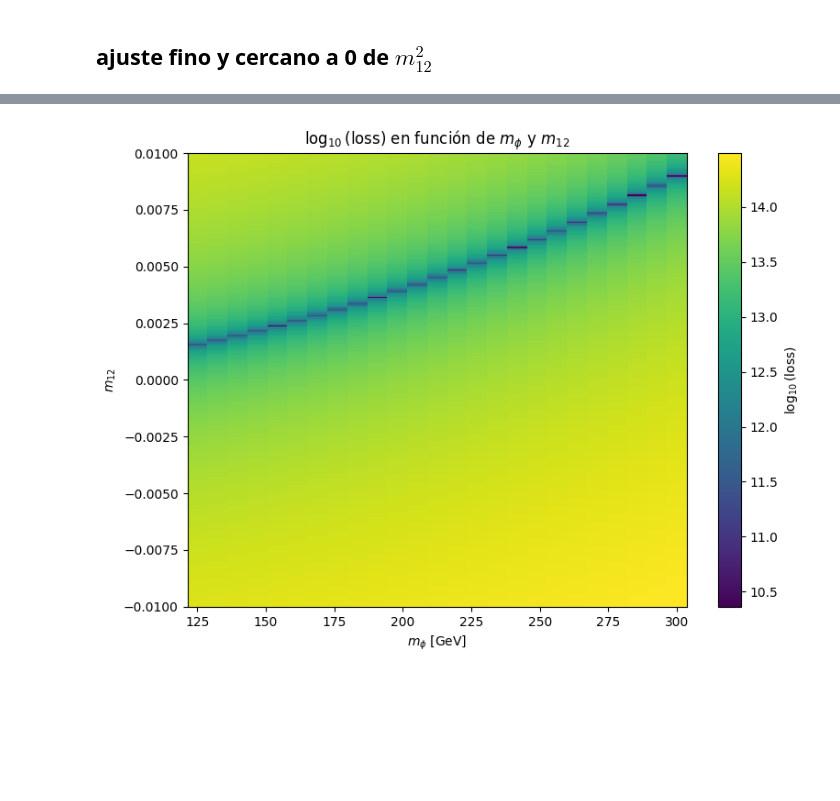
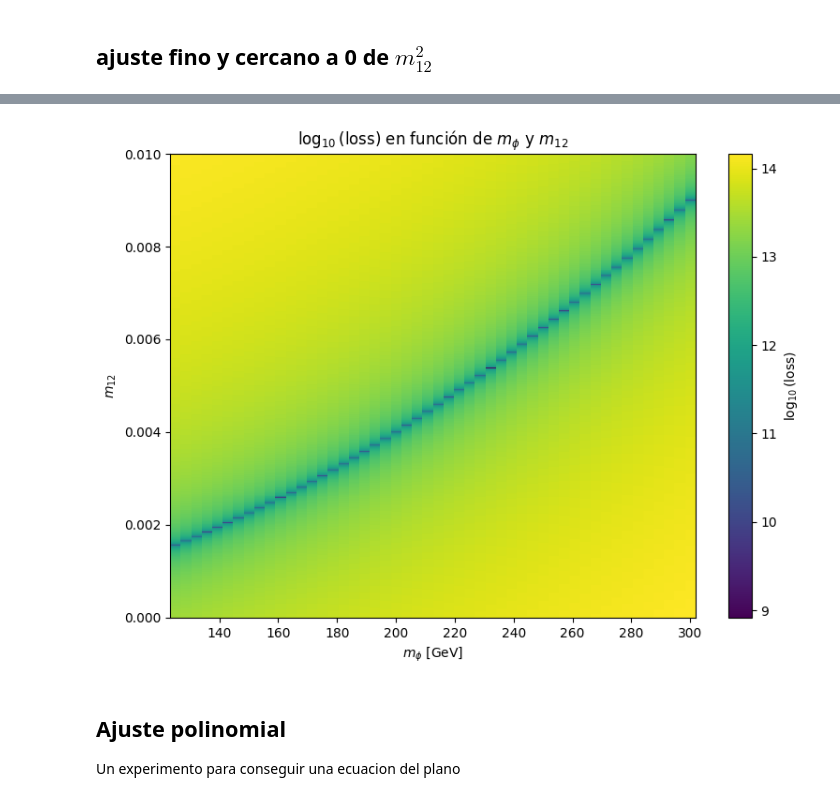
Before and after one commit to fbientrigo/dihiggs, a Jupyter notebook: mlpython/02_m12.ipynb, the cells around one changed output, grey strips where cells are left out. Drawn from its saved outputs; the diff is of its cells as text; code cells hidden in the pictures; blank space fills up the shorter version.

```diff
--- a/mlpython/02_m12.ipynb
+++ b/mlpython/02_m12.ipynb
@@ -92,42 +92,3 @@ plt.show()
 [figure]
 # %% [markdown]
 ## ajuste fino y cercano a 0 de $m_{12}^2$
-# %%
-# Definir rejilla
-n_phi  = 20
-n_m12  = 300
-mphi_v = np.linspace(125.1, 300.0, n_phi)
-m12_v  = np.linspace(-0.05,  0.05,   n_m12)
-
-# Matriz de pérdidas
-L = np.empty((n_m12, n_phi))
-L[:] = np.nan
-
-for i, m12 in enumerate(m12_v):
-    for j, mphi in enumerate(mphi_v):
-        val = loss(mphi, m12)
-        L[i,j] = val
-        # try:
-        #     val = loss(mphi, m12)
-        # except Exception:
-        #     L[i,j] = np.nan
-        # else:
-        #     L[i,j] = val
-
-# Tomamos log y enmascaramos valores demasiado grandes (por ej. >1e3)
-with np.errstate(divide='ignore'):
-    Z = np.log10(L)
-#Z[L > 1e3] = np.nan
-
-
-# # Plot
-plt.figure(figsize=(8,6))
-# pcolormesh requiere mallas “extendidas”
-X, Y = np.meshgrid(mphi_v, m12_v)
-pcm = plt.pcolormesh(X, Y, Z, shading='auto')
-plt.xlabel(r'$m_\phi$ [GeV]')
-plt.ylabel(r'$m_{12}$')
-plt.title(r'$\log_{10}(\mathrm{loss})$ en función de $m_\phi$ y $m_{12}$')
-plt.colorbar(pcm, label=r'$\log_{10}(\mathrm{loss})$')
-plt.tight_layout()
-plt.show()
@@ -136,33 +95,36 @@ plt.show()
 # %%
 # Definir rejilla
-n_phi  = 25
-n_m12  = 400
+n_phi  = 50
+n_m12  = 500
 mphi_v = np.linspace(125.1, 300.0, n_phi)
-m12_v  = np.linspace(-0.01,  0.01,   n_m12)
+m12_v  = np.linspace(0,  0.01,   n_m12)
 
 # Matriz de pérdidas
 L = np.empty((n_m12, n_phi))
 L[:] = np.nan
 
 for i, m12 in enumerate(m12_v):
     for j, mphi in enumerate(mphi_v):
         val = loss(mphi, m12)
         L[i,j] = val
 
 # Tomamos log y enmascaramos valores demasiado grandes (por ej. >1e3)
 with np.errstate(divide='ignore'):
     Z = np.log10(L)
 
 
 # # Plot
 plt.figure(figsize=(8,6))
 X, Y = np.meshgrid(mphi_v, m12_v)
 pcm = plt.pcolormesh(X, Y, Z, shading='auto')
 plt.xlabel(r'$m_\phi$ [GeV]')
 plt.ylabel(r'$m_{12}$')
 plt.title(r'$\log_{10}(\mathrm{loss})$ en función de $m_\phi$ y $m_{12}$')
 plt.colorbar(pcm, label=r'$\log_{10}(\mathrm{loss})$')
 plt.tight_layout()
 plt.show()
 # %% [output]
-[figure, old version]
+[figure, new version]
+# %% [markdown]
+## Ajuste polinomial
+Un experimento para conseguir una ecuacion del plano
```
Also changed, not shown: parts of 4 cells of this notebook, 4 other files.
